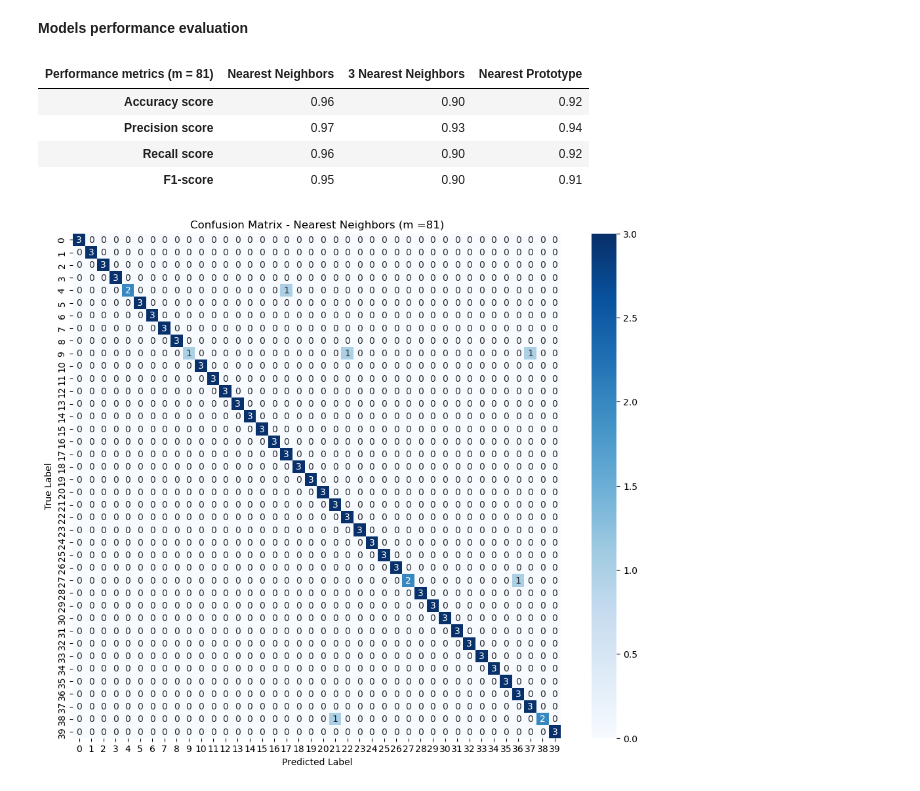
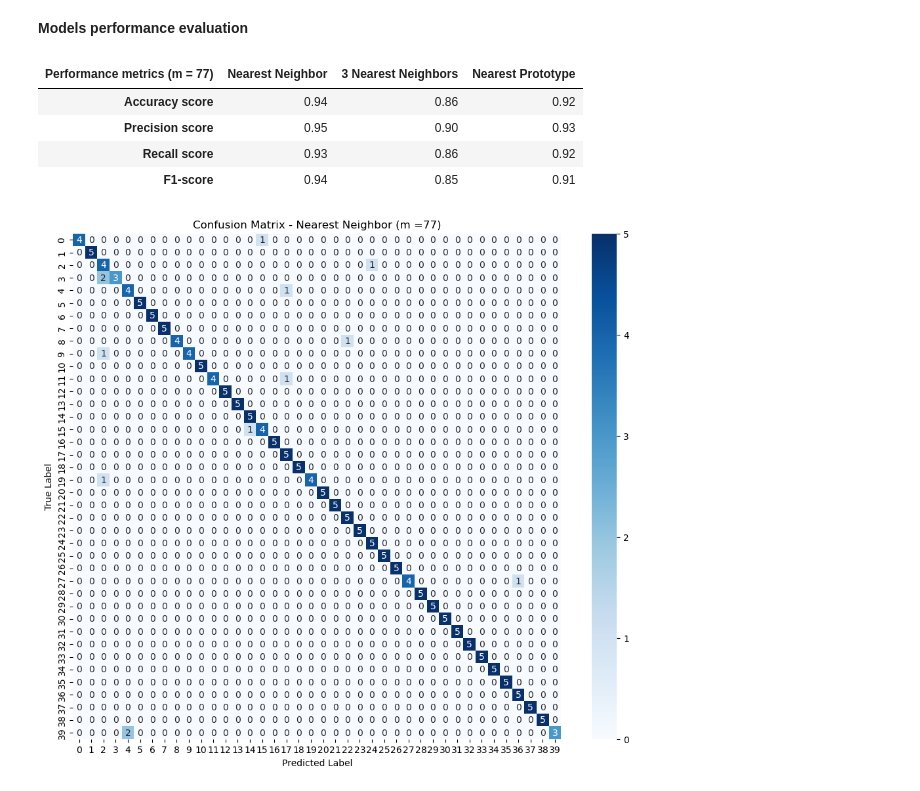
Before and after one commit to DaNa-cpu/Computational-Intelligence-1, a Jupyter notebook: Project.ipynb, the cells around one changed output. Saved outputs shown, nothing was run; the diff lists cells and outputs as text; code cells hidden in the pictures.

```diff
--- a/Project.ipynb
+++ b/Project.ipynb
@@ -42,5 +42,6 @@ y = np.array(labels)
 # %%
-X_norm = X / 255.0
+scaler = StandardScaler()
+X_std = X
 # %% [markdown]
 <b>No. of components vs varinace ratio for diffrent train test split
 # %%
@@ -50,7 +51,9 @@ test_sizes = [0.5, 0.4, 0.3, 0.2, 0.1]
 results = pd.DataFrame(index=Variance_ratio)
 
 for test_size in test_sizes:
-    X_train, X_test, y_train, y_test = train_test_split(X_norm, y, test_size=test_size, random_state=42, shuffle=True, stratify=y)
+    X_train, X_test, y_train, y_test = train_test_split(X_std, y, test_size=test_size, random_state=42, shuffle=True, stratify=y)
+    X_train = scaler.fit_transform(X_train)
+    X_test = scaler.fit_transform(X_test)
     pca_split = PCA().fit(X_train)
     cumulative_variance = np.cumsum(pca_split.explained_variance_ratio_) * 100
 
@@ -100,7 +103,9 @@ plt.show()
 # %% [markdown]
 <b>Splitting the dataset into training set and test set
 # %%
-X_train, X_test, y_train, y_test = train_test_split(X_norm, y, test_size=0.3, random_state=42, shuffle=True, stratify=y)
+X_train, X_test, y_train, y_test = train_test_split(X_std, y, test_size=0.5, random_state=42, shuffle=True, stratify=y)
+X_train = scaler.fit_transform(X_train)
+X_test = scaler.fit_transform(X_test)
 
 print(X_train.shape, X_test.shape, y_train.shape, y_test.shape)
 # %% [output]
@@ -131,7 +136,7 @@ nn = KNeighborsClassifier(n_neighbors=1)
 knn = KNeighborsClassifier(n_neighbors=3)
 nc = NearestCentroid()
 
-models = [( "Nearest Neighbors", nn), ( "3 Nearest Neighbors", knn), ( "Nearest Prototype", nc)]
+models = [( "Nearest Neighbor", nn), ( "3 Nearest Neighbors", knn), ( "Nearest Prototype", nc)]
 # %% [markdown]
 <b> Selecting the optimal number of principal components
 # %%
@@ -205,7 +210,7 @@ plt.show()
 # %% [markdown]
 <b>Models performance evaluation
 # %%
-m = 81
+m = 77
 cms = []
 metrics_df = pd.DataFrame(index=["Accuracy score", "Precision score", "Recall score", "F1-score"])
 
@@ -213,36 +218,36 @@ for name,model in models:
     X_train_pca = pca_full.transform(X_train)[:, :m]
     X_test_pca = pca_full.transform(X_test)[:, :m]
 
     model.fit(X_train_pca, y_train)
     y_pred = model.predict(X_test_pca)
 
     accuracy = accuracy_score(y_test, y_pred)
     precision = precision_score(y_test, y_pred, average='macro')
     recall = recall_score(y_test, y_pred, average='macro')
     f1 = f1_score(y_test, y_pred, average='macro')
 
     metrics_df.loc["Accuracy score", name] = round(accuracy,2)
     metrics_df.loc["Precision score", name] = round(precision,2)
     metrics_df.loc["Recall score", name] = round(recall,2)
     metrics_df.loc["F1-score", name] = round(f1,2)
 
     cm = confusion_matrix(y_test, y_pred)
     cms.append((name,cm))
 
 metrics_df.columns.name = f"Performance metrics (m = {m})"
 display(metrics_df)
 
 for name, cm in cms:
     plt.figure(figsize=(12,10))
     sns.heatmap(cm, annot=True, fmt='d', cmap='Blues')
     plt.xlabel('Predicted Label')
     plt.ylabel('True Label')
     plt.title(f"Confusion Matrix - {name} (m ={m})")
     plt.show()
 # %% [output]
-| Performance metrics (m = 81) | Nearest Neighbors | 3 Nearest Neighbors | Nearest Prototype |
-| Accuracy score | 0.96 | 0.90 | 0.92 |
-| Precision score | 0.97 | 0.93 | 0.94 |
-| Recall score | 0.96 | 0.90 | 0.92 |
-| F1-score | 0.95 | 0.90 | 0.91 |
+| Performance metrics (m = 77) | Nearest Neighbor | 3 Nearest Neighbors | Nearest Prototype |
+| Accuracy score | 0.94 | 0.86 | 0.92 |
+| Precision score | 0.95 | 0.90 | 0.93 |
+| Recall score | 0.93 | 0.86 | 0.92 |
+| F1-score | 0.94 | 0.85 | 0.91 |
-[figure, old version]
+[figure, new version]
```
Also changed, not shown: parts of 8 cells of this notebook.
